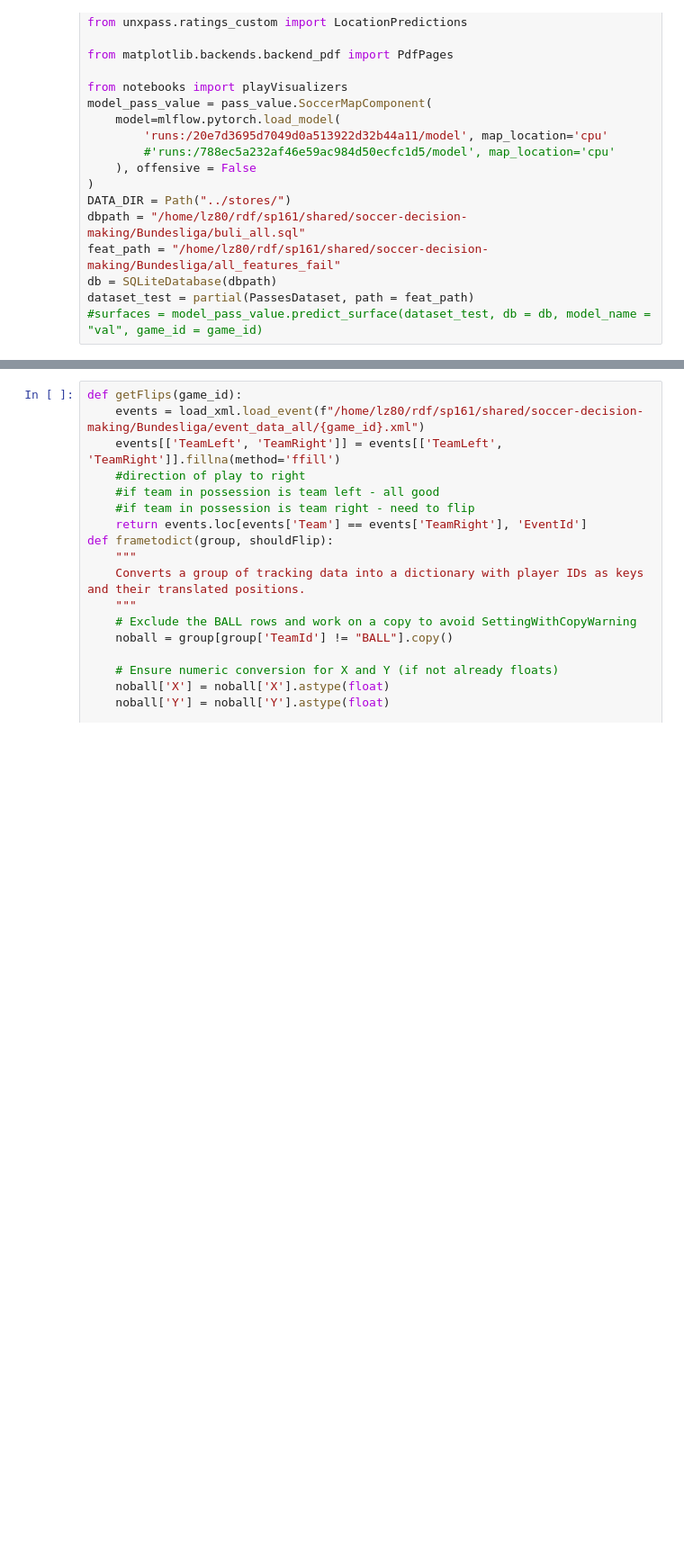
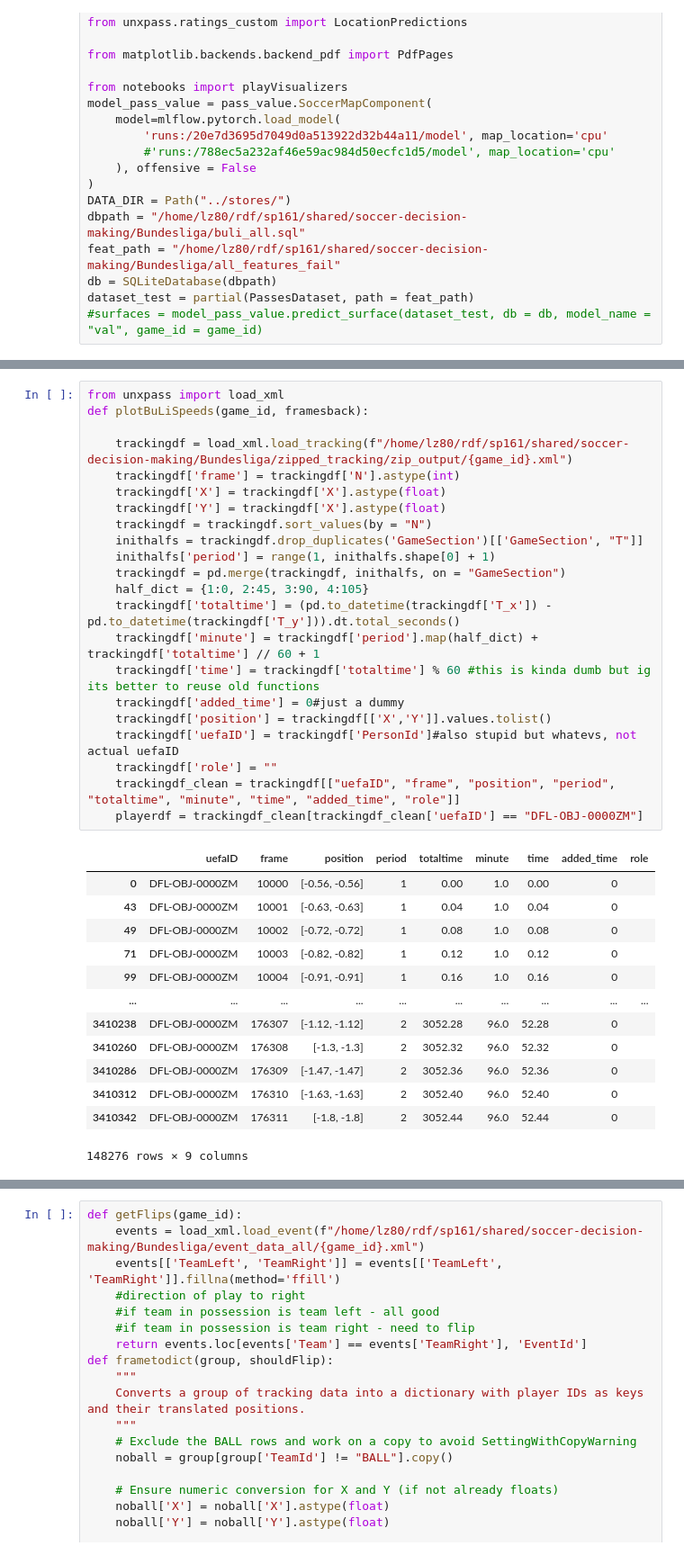
Before and after one commit to Lou-Zhou/soccer-decision-making, a Jupyter notebook: notebooks/testing.ipynb, the cells around one changed output, grey strips where cells are left out. Shown at 90% size. Drawn from its saved outputs; the diff is of its cells as text; blank space fills up the shorter version.

```diff
--- a/notebooks/testing.ipynb
+++ b/notebooks/testing.ipynb
@@ -36,0 +140,36 @@ dataset_test = partial(PassesDataset, path = feat_path)
+# %%
+from unxpass import load_xml
+def plotBuLiSpeeds(game_id, framesback):
+
+    trackingdf = load_xml.load_tracking(f"/home/lz80/rdf/sp161/shared/soccer-decision-making/Bundesliga/zipped_tracking/zip_output/{game_id}.xml")
+    trackingdf['frame'] = trackingdf['N'].astype(int)
+    trackingdf['X'] = trackingdf['X'].astype(float)
+    trackingdf['Y'] = trackingdf['X'].astype(float)
+    trackingdf = trackingdf.sort_values(by = "N")
+    inithalfs = trackingdf.drop_duplicates('GameSection')[['GameSection', "T"]]
+    inithalfs['period'] = range(1, inithalfs.shape[0] + 1)
+    trackingdf = pd.merge(trackingdf, inithalfs, on = "GameSection")
+    half_dict = {1:0, 2:45, 3:90, 4:105}
+    trackingdf['totaltime'] = (pd.to_datetime(trackingdf['T_x']) - pd.to_datetime(trackingdf['T_y'])).dt.total_seconds()
+    trackingdf['minute'] = trackingdf['period'].map(half_dict) + trackingdf['totaltime'] // 60 + 1
+    trackingdf['time'] = trackingdf['totaltime'] % 60 #this is kinda dumb but ig its better to reuse old functions
+    trackingdf['added_time'] = 0#just a dummy
+    trackingdf['position'] = trackingdf[['X','Y']].values.tolist()
+    trackingdf['uefaID'] = trackingdf['PersonId']#also stupid but whatevs, not actual uefaID
+    trackingdf['role'] = ""
+    trackingdf_clean = trackingdf[["uefaID", "frame", "position", "period", "totaltime", "minute", "time", "added_time", "role"]]
+    playerdf = trackingdf_clean[trackingdf_clean['uefaID'] == "DFL-OBJ-0000ZM"]
+# %% [output]
+|  | uefaID | frame | position | period | totaltime | minute | time | added_time | role |
+| 0 | DFL-OBJ-0000ZM | 10000 | [-0.56, -0.56] | 1 | 0.00 | 1.0 | 0.00 | 0 |  |
+| 43 | DFL-OBJ-0000ZM | 10001 | [-0.63, -0.63] | 1 | 0.04 | 1.0 | 0.04 | 0 |  |
+| 49 | DFL-OBJ-0000ZM | 10002 | [-0.72, -0.72] | 1 | 0.08 | 1.0 | 0.08 | 0 |  |
+| 71 | DFL-OBJ-0000ZM | 10003 | [-0.82, -0.82] | 1 | 0.12 | 1.0 | 0.12 | 0 |  |
+| 99 | DFL-OBJ-0000ZM | 10004 | [-0.91, -0.91] | 1 | 0.16 | 1.0 | 0.16 | 0 |  |
+| ... | ... | ... | ... | ... | ... | ... | ... | ... | ... |
+| 3410238 | DFL-OBJ-0000ZM | 176307 | [-1.12, -1.12] | 2 | 3052.28 | 96.0 | 52.28 | 0 |  |
+| 3410260 | DFL-OBJ-0000ZM | 176308 | [-1.3, -1.3] | 2 | 3052.32 | 96.0 | 52.32 | 0 |  |
+| 3410286 | DFL-OBJ-0000ZM | 176309 | [-1.47, -1.47] | 2 | 3052.36 | 96.0 | 52.36 | 0 |  |
+| 3410312 | DFL-OBJ-0000ZM | 176310 | [-1.63, -1.63] | 2 | 3052.40 | 96.0 | 52.40 | 0 |  |
+| 3410342 | DFL-OBJ-0000ZM | 176311 | [-1.8, -1.8] | 2 | 3052.44 | 96.0 | 52.44 | 0 |  |
+148276 rows × 9 columns
```
Also changed, not shown: parts of 11 cells of this notebook, 4 other files.
